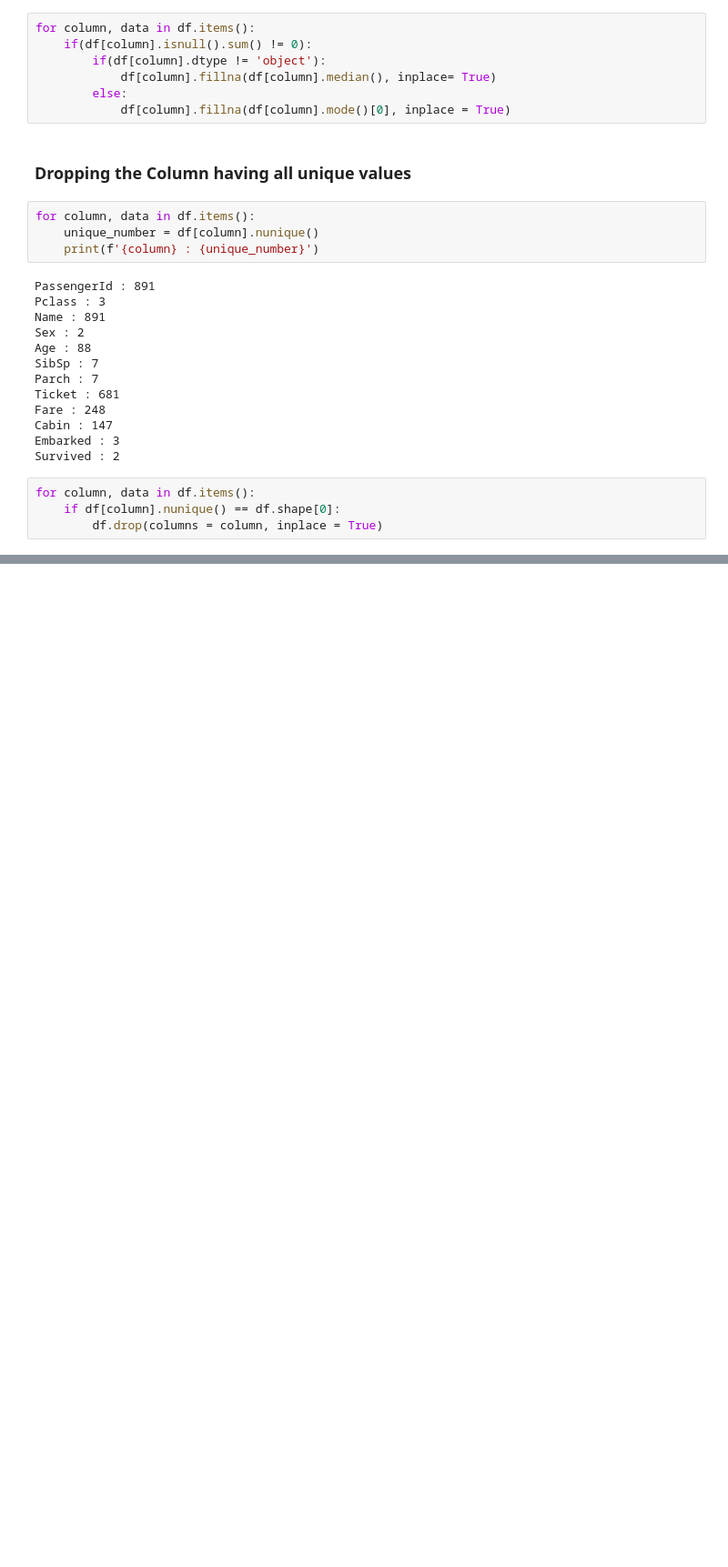
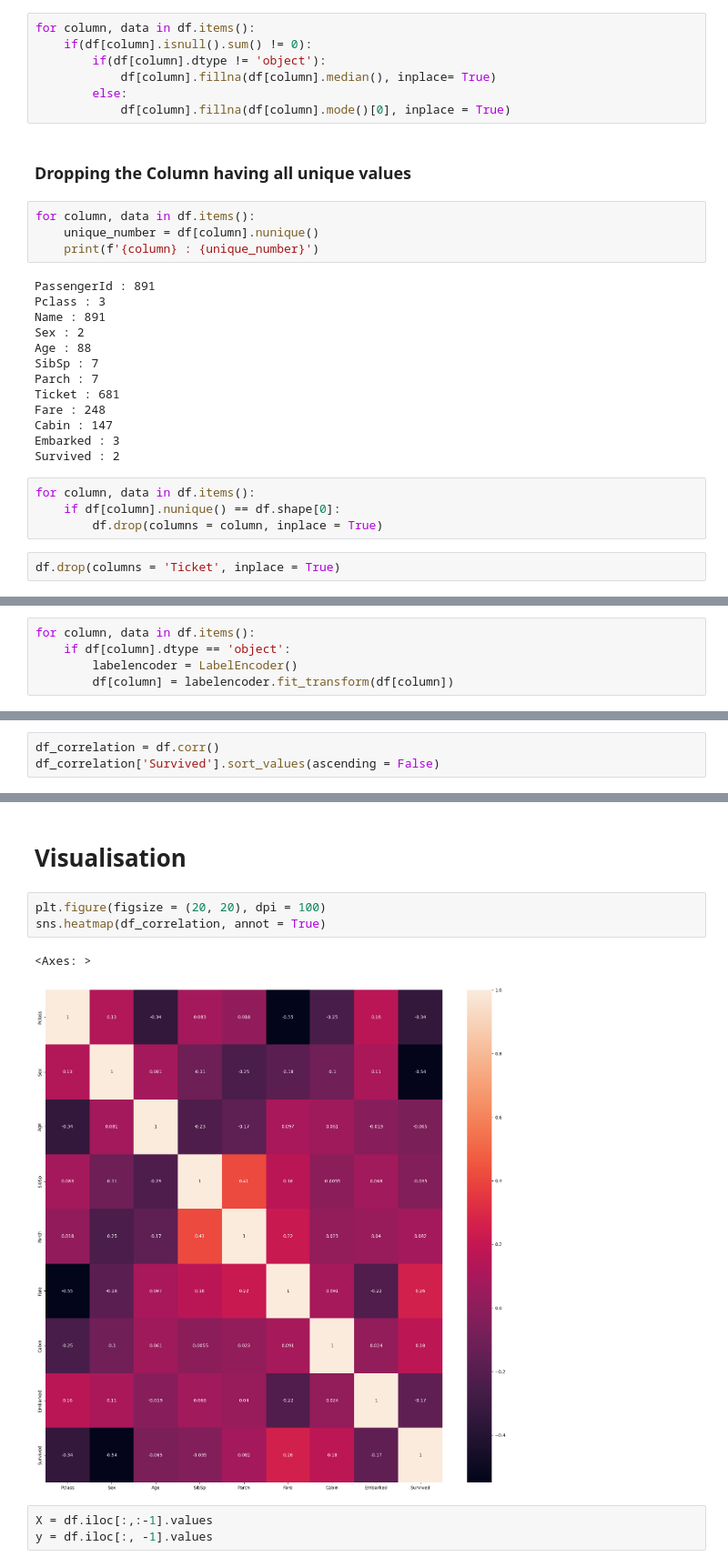
Before and after one commit to Pulak111/ADG-TASK, a Jupyter notebook: Task 1/Titanic.ipynb, the cells around one changed output, grey strips where cells are left out. Shown at 91% size. Drawn from its saved outputs; the diff is of its cells as text; blank space fills up the shorter version.

Commit message:
Added Data Preprocessing

```diff
--- a/Task 1/Titanic.ipynb
+++ b/Task 1/Titanic.ipynb
@@ -94,3 +95,5 @@ Survived : 2
 for column, data in df.items():
     if df[column].nunique() == df.shape[0]:
         df.drop(columns = column, inplace = True)
+# %%
+df.drop(columns = 'Ticket', inplace = True)
@@ -97 +104,6 @@ for column, data in df.items():
+# %%
+for column, data in df.items():
+    if df[column].dtype == 'object':
+        labelencoder = LabelEncoder()
+        df[column] = labelencoder.fit_transform(df[column])
 # %% [markdown]
@@ -132,0 +139,3 @@ dtype: int64
+# %%
+df_correlation = df.corr()
+df_correlation['Survived'].sort_values(ascending = False)
@@ -132,0 +153,11 @@ dtype: int64
+# %% [markdown]
+# Visualisation
+# %%
+plt.figure(figsize = (20, 20), dpi = 100)
+sns.heatmap(df_correlation, annot = True)
+# %% [output]
+<Axes: >
+[figure, added]
+# %%
+X = df.iloc[:,:-1].values
+y = df.iloc[:, -1].values
```
Also changed, not shown: parts of 10 cells of this notebook.
